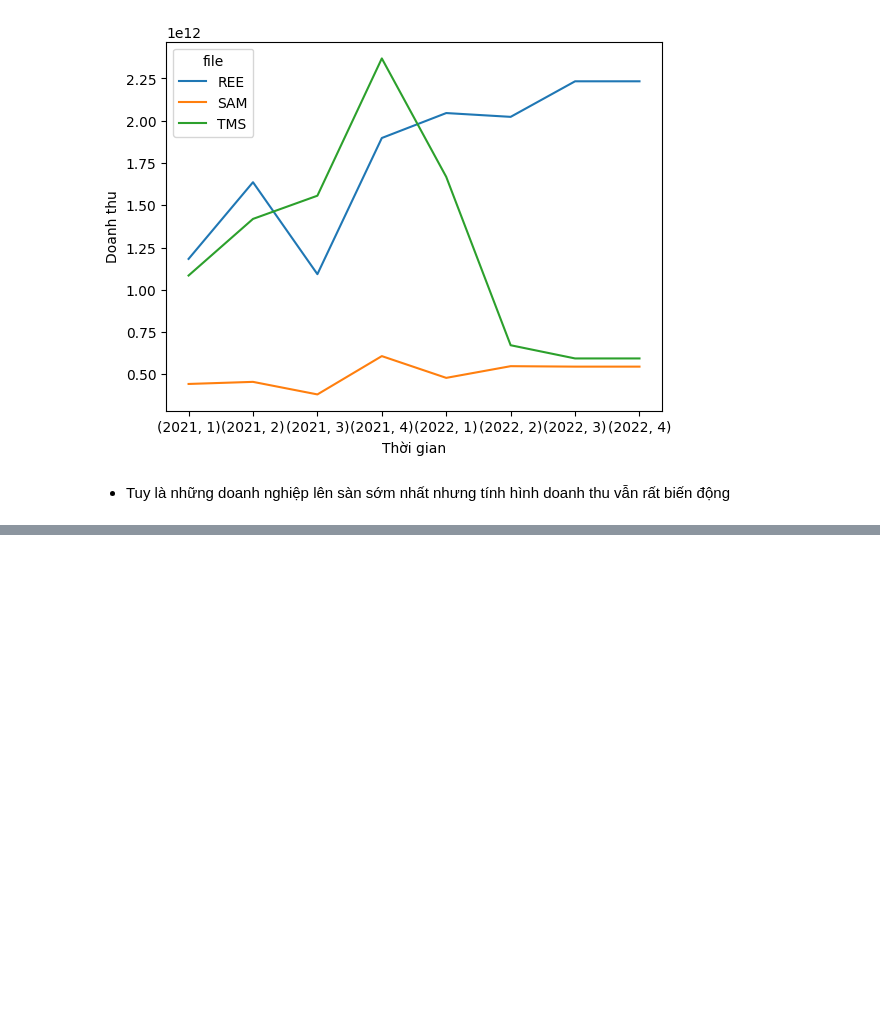
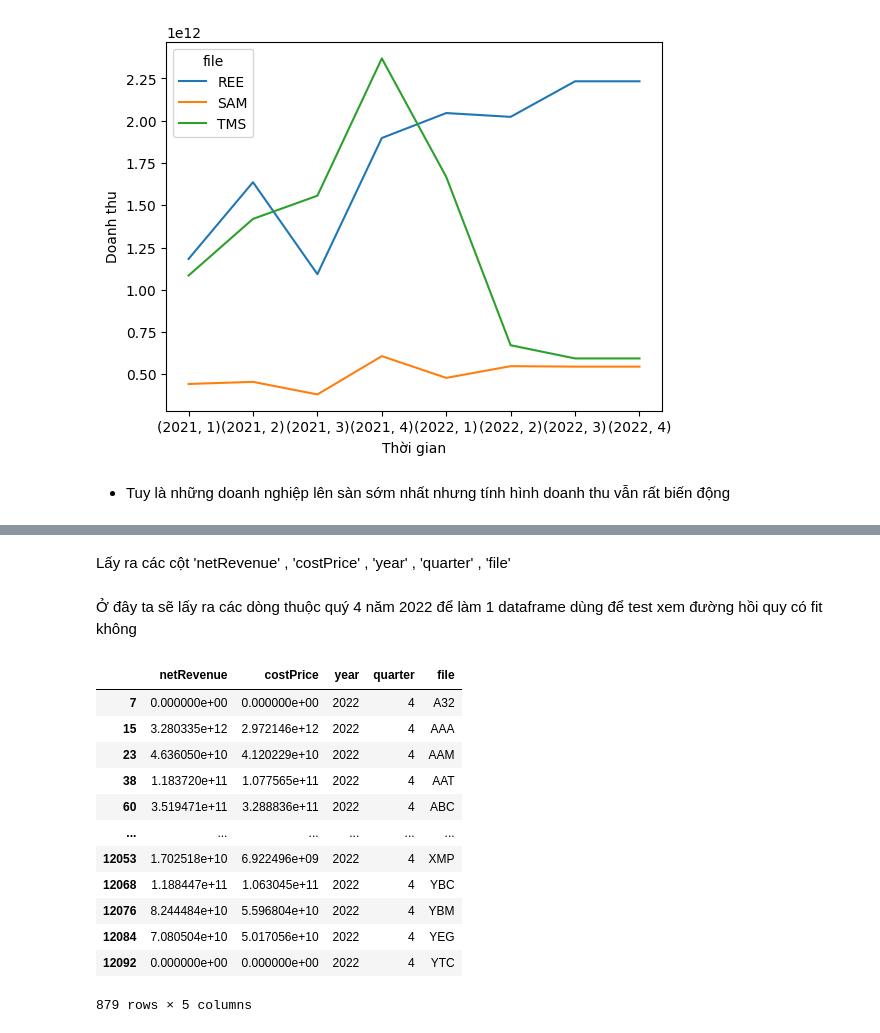
Before and after one commit to minhtringuyennn/NMKHDL_Project, a Jupyter notebook: crawl/crawl_data.ipynb, the cells around one changed output, grey strips where cells are left out. Saved outputs shown, nothing was run; the diff lists cells and outputs as text; code cells hidden in the pictures; blank space fills up the shorter version.

```diff
--- a/crawl/crawl_data.ipynb
+++ b/crawl/crawl_data.ipynb
@@ -738,0 +773,24 @@ new.plot(xlabel='Thời gian',ylabel='Doanh thu')
+# %% [markdown]
+Lấy ra các cột 'netRevenue' , 'costPrice' , 'year' , 'quarter' , 'file'
+# %%
+df_test = df[['netRevenue','costPrice','year','quarter','file']]
+# %% [markdown]
+Ở đây ta sẽ lấy ra các dòng thuộc quý 4 năm 2022 để làm 1 dataframe dùng để test xem đường hồi quy có fit không
+# %%
+mask = (df_test['quarter'] == 4) & (df_test['year'] == 2022)
+df_test_2 = df_test[mask]
+df_test_2
+# %% [output]
+|  | netRevenue | costPrice | year | quarter | file |
+| 7 | 0.000000e+00 | 0.000000e+00 | 2022 | 4 | A32 |
+| 15 | 3.280335e+12 | 2.972146e+12 | 2022 | 4 | AAA |
+| 23 | 4.636050e+10 | 4.120229e+10 | 2022 | 4 | AAM |
+| 38 | 1.183720e+11 | 1.077565e+11 | 2022 | 4 | AAT |
+| 60 | 3.519471e+11 | 3.288836e+11 | 2022 | 4 | ABC |
+| ... | ... | ... | ... | ... | ... |
+| 12053 | 1.702518e+10 | 6.922496e+09 | 2022 | 4 | XMP |
+| 12068 | 1.188447e+11 | 1.063045e+11 | 2022 | 4 | YBC |
+| 12076 | 8.244484e+10 | 5.596804e+10 | 2022 | 4 | YBM |
+| 12084 | 7.080504e+10 | 5.017056e+10 | 2022 | 4 | YEG |
+| 12092 | 0.000000e+00 | 0.000000e+00 | 2022 | 4 | YTC |
+879 rows × 5 columns
```
Also changed, not shown: parts of 33 cells of this notebook.
